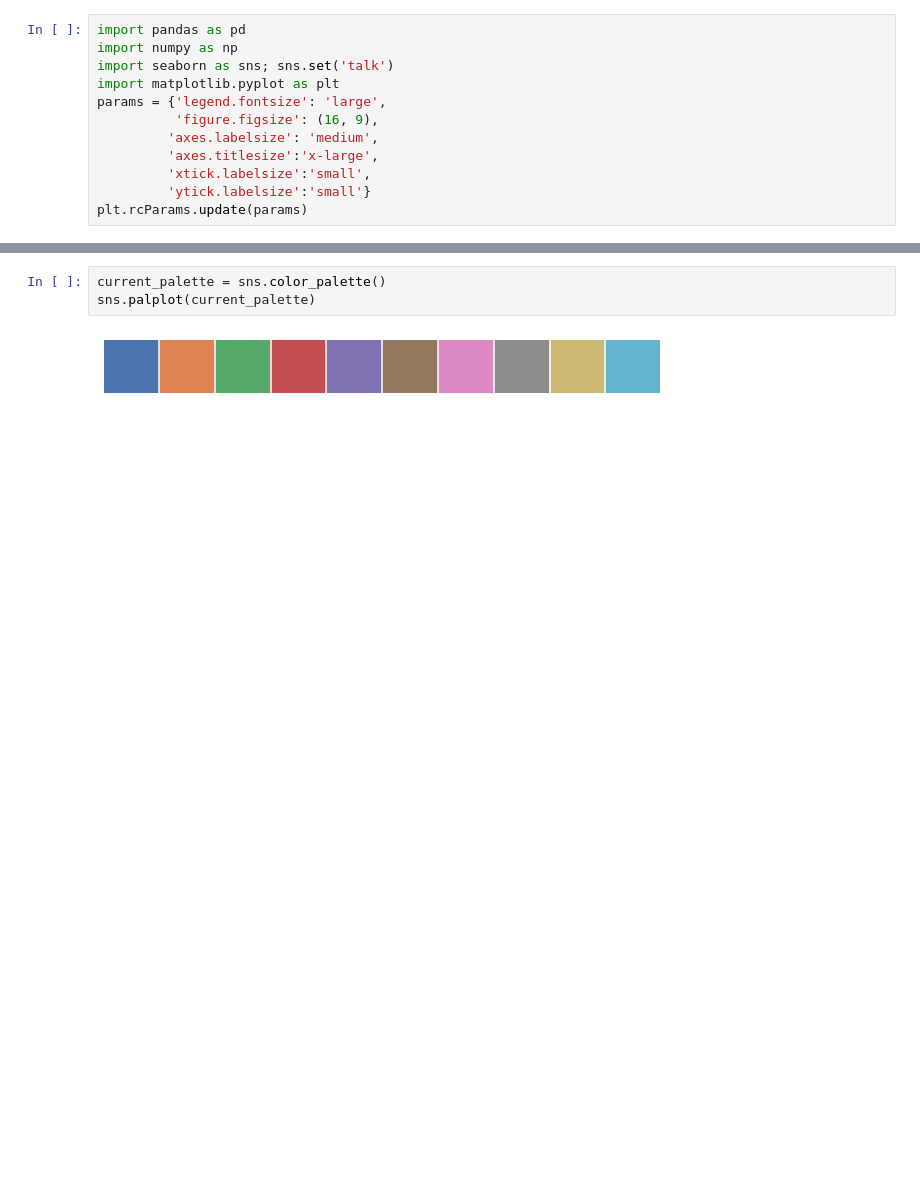
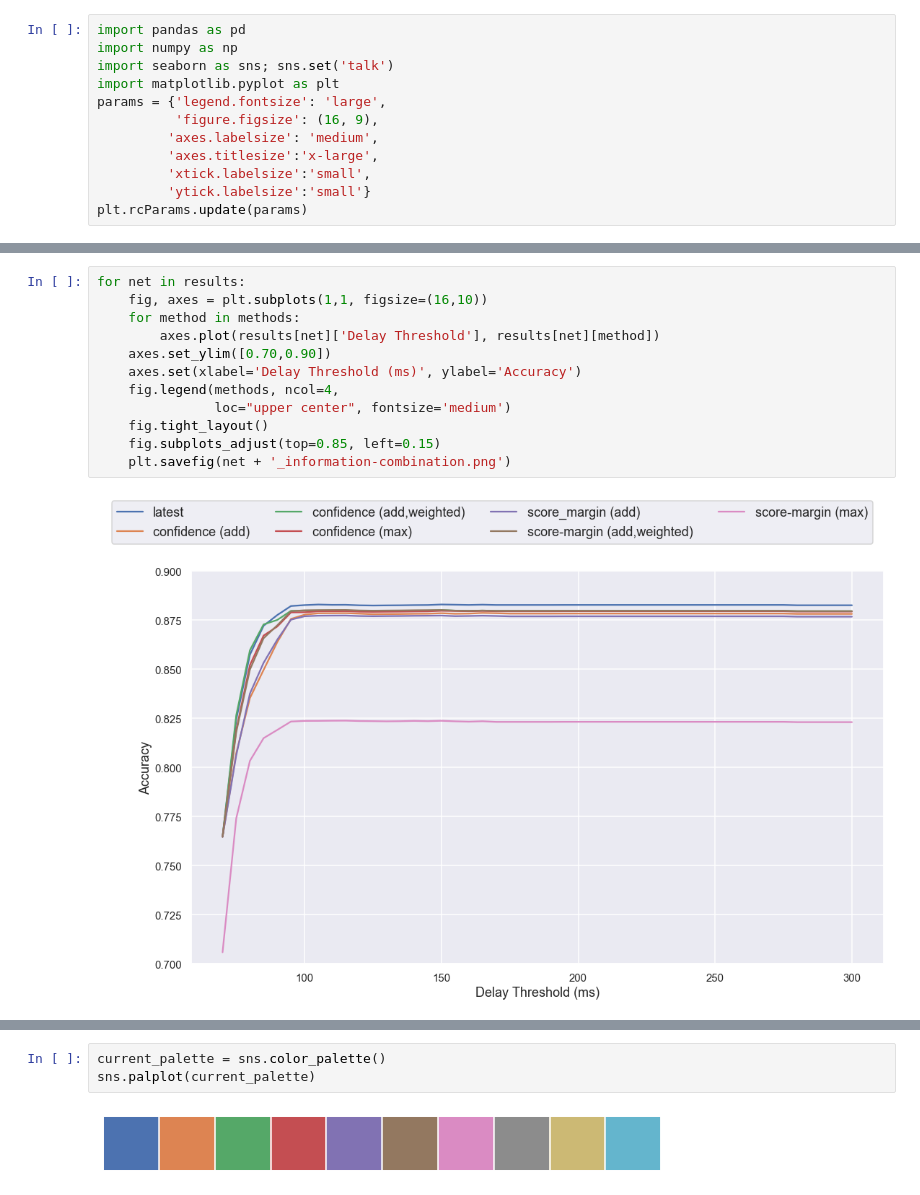
Before and after one commit to AlexKarlsen/thesis-src, a Jupyter notebook: DDNN/edge_test/sandbox.ipynb, the cells around one changed output, grey strips where cells are left out. Drawn from its saved outputs; the diff is of its cells as text; blank space fills up the shorter version.

```diff
--- a/DDNN/edge_test/sandbox.ipynb
+++ b/DDNN/edge_test/sandbox.ipynb
@@ -33,0 +41,14 @@ df
+# %%
+for net in results:
+    fig, axes = plt.subplots(1,1, figsize=(16,10))
+    for method in methods:
+        axes.plot(results[net]['Delay Threshold'], results[net][method])
+    axes.set_ylim([0.70,0.90])
+    axes.set(xlabel='Delay Threshold (ms)', ylabel='Accuracy')
+    fig.legend(methods, ncol=4,
+               loc="upper center", fontsize='medium')
+    fig.tight_layout()
+    fig.subplots_adjust(top=0.85, left=0.15)
+    plt.savefig(net + '_information-combination.png')
+# %% [output]
+[figure, added]
```
Also changed, not shown: parts of 10 cells of this notebook, 22 other files.
